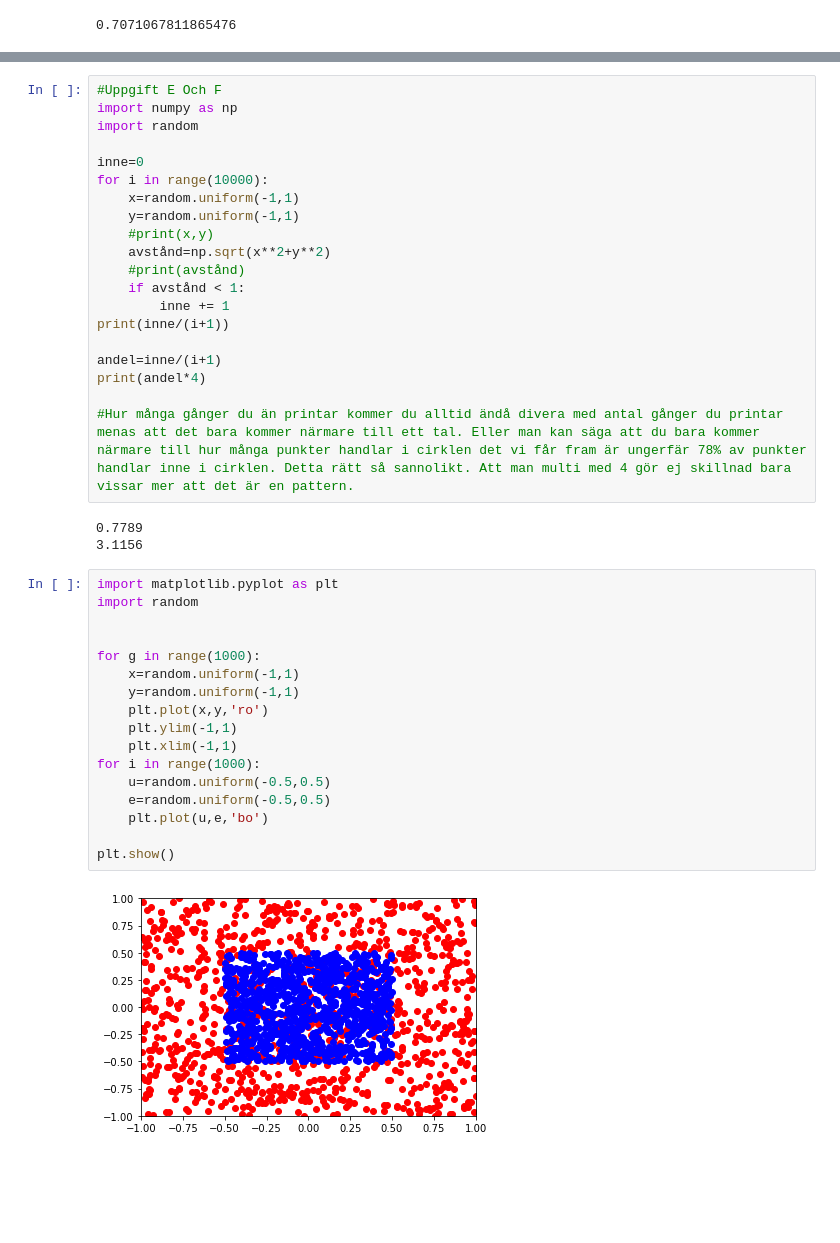
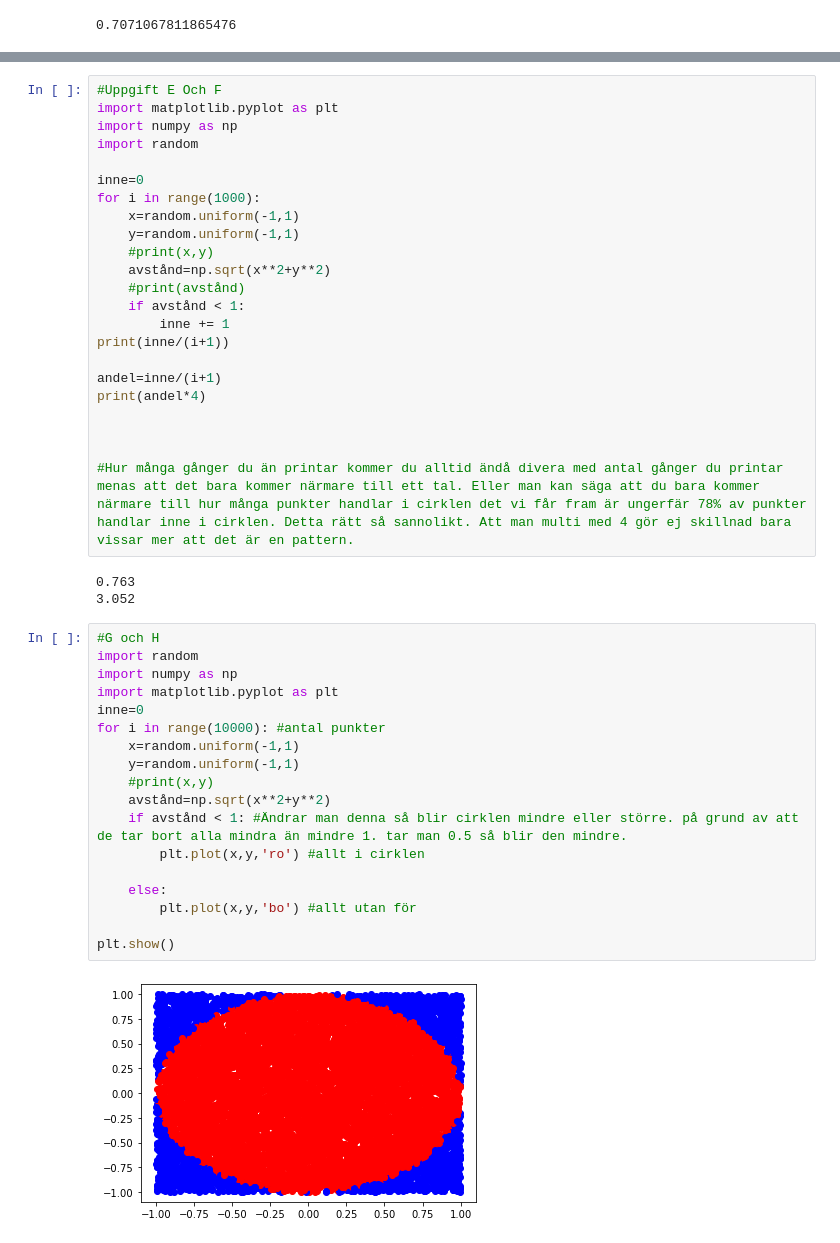
Before and after one commit to warlocker64/bobbie_xu_te19d, a Jupyter notebook: Lab/lab.ipynb, the cells around one changed output, grey strips where cells are left out. Saved outputs shown, nothing was run; the diff lists cells and outputs as text; blank space fills up the shorter version.

```diff
--- a/Lab/lab.ipynb
+++ b/Lab/lab.ipynb
@@ -72,10 +56,11 @@ for g in range(10):
 # %%
 #Uppgift E Och F
+import matplotlib.pyplot as plt
 import numpy as np
 import random
 
 inne=0
-for i in range(10000):
+for i in range(1000):
     x=random.uniform(-1,1)
     y=random.uniform(-1,1)
     #print(x,y)
@@ -88,26 +73,29 @@ print(inne/(i+1))
 andel=inne/(i+1)
 print(andel*4)
 
+
+
 #Hur många gånger du än printar kommer du alltid ändå divera med antal gånger du printar menas att det bara kommer närmare till ett tal. Eller man kan säga att du bara kommer närmare till hur många punkter handlar i cirklen det vi får fram är ungerfär 78% av punkter handlar inne i cirklen. Detta rätt så sannolikt. Att man multi med 4 gör ej skillnad bara vissar mer att det är en pattern.
 # %% [output]
-0.7789
-3.1156
+0.763
+3.052
-# %%
-import matplotlib.pyplot as plt
-import random
-
-
-for g in range(1000):
-    x=random.uniform(-1,1)
-    y=random.uniform(-1,1)
-    plt.plot(x,y,'ro')
-    plt.ylim(-1,1)
-    plt.xlim(-1,1)
-for i in range(1000):
-    u=random.uniform(-0.5,0.5)
-    e=random.uniform(-0.5,0.5)
-    plt.plot(u,e,'bo')
-
-plt.show()
-# %% [output]
-[figure, removed]
+# %%
+#G och H
+import random
+import numpy as np
+import matplotlib.pyplot as plt
+inne=0
+for i in range(10000): #antal punkter
+    x=random.uniform(-1,1)
+    y=random.uniform(-1,1)
+    #print(x,y)
+    avstånd=np.sqrt(x**2+y**2)
+    if avstånd < 1: #Ändrar man denna så blir cirklen mindre eller större. på grund av att de tar bort alla mindra än mindre 1. tar man 0.5 så blir den mindre.
+        plt.plot(x,y,'ro') #allt i cirklen
+
+    else:
+        plt.plot(x,y,'bo') #allt utan för
+
+plt.show()
+# %% [output]
+[figure, added]
```
Also changed, not shown: parts of 7 cells of this notebook.
